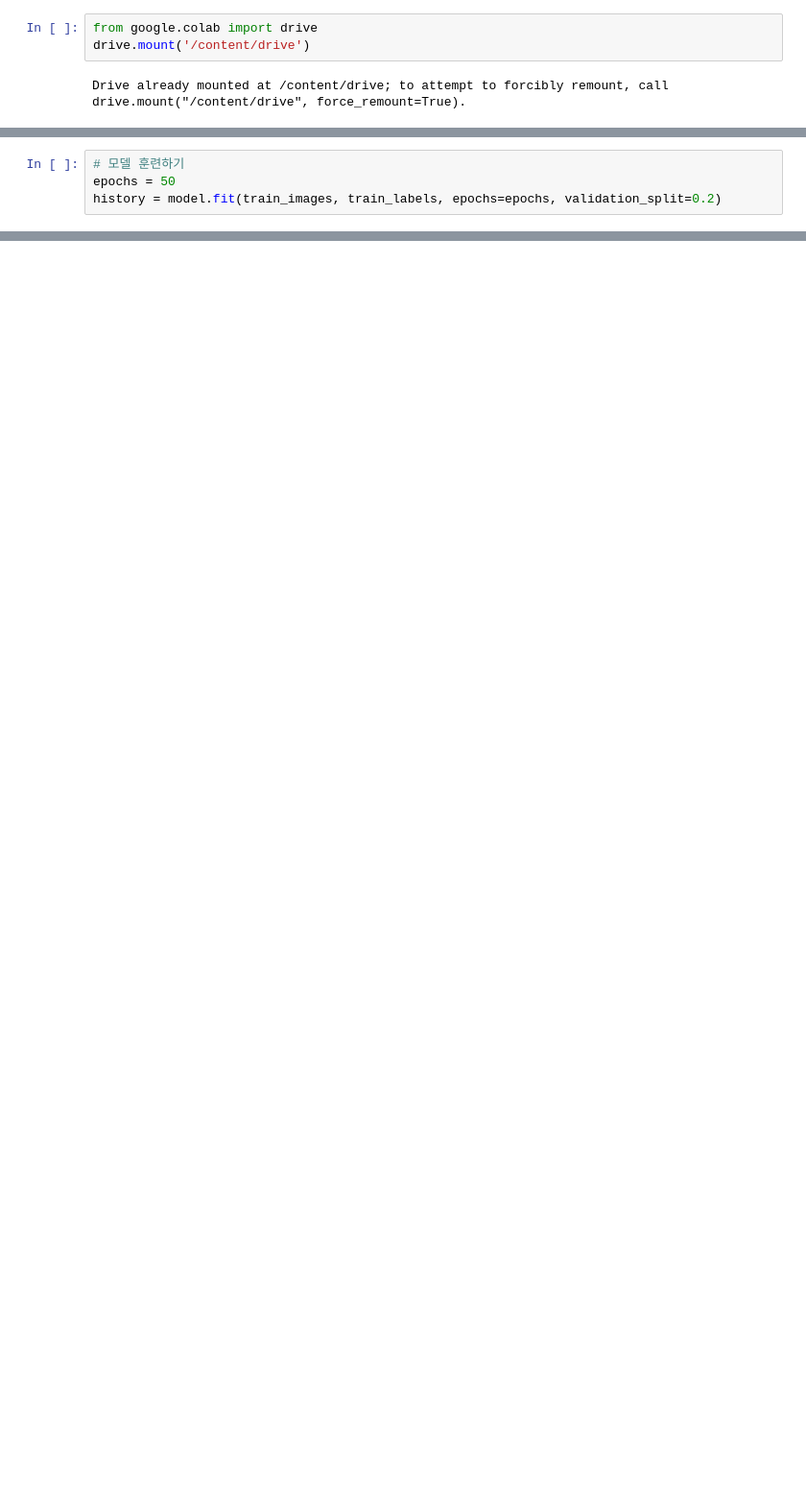
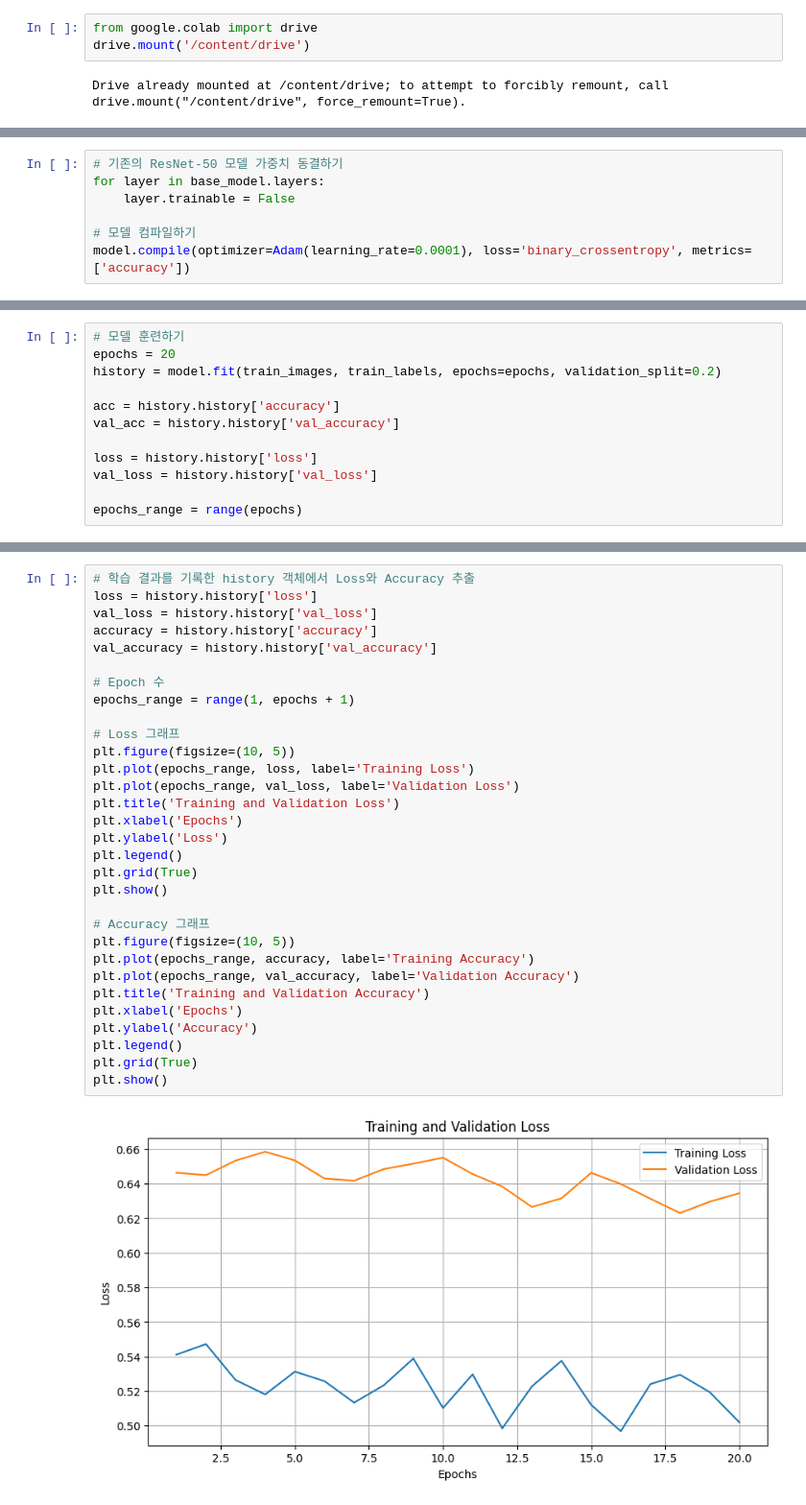
Before and after one commit to Cksdud123/colab, a Jupyter notebook: Anomaly_Detection.ipynb, the cells around one changed output, grey strips where cells are left out. Shown: that part at 96% size. Cells and saved outputs as stored; diff of their text form; blank space fills up the shorter version.

```diff
--- a/Anomaly_Detection.ipynb
+++ b/Anomaly_Detection.ipynb
@@ -108,3 +114,10 @@ _________________________________________________________________
+# %%
+# 기존의 ResNet-50 모델 가중치 동결하기
+for layer in base_model.layers:
+    layer.trainable = False
+
+# 모델 컴파일하기
+model.compile(optimizer=Adam(learning_rate=0.0001), loss='binary_crossentropy', metrics=['accuracy'])
 # %%
 # numpy배열로 변환
 train_images = np.array(train_images)
@@ -116,5 +127,13 @@ test_labels = np.array(test_labels)
 # %%
 # 모델 훈련하기
-epochs = 50
+epochs = 20
 history = model.fit(train_images, train_labels, epochs=epochs, validation_split=0.2)
+
+acc = history.history['accuracy']
+val_acc = history.history['val_accuracy']
+
+loss = history.history['loss']
+val_loss = history.history['val_loss']
+
+epochs_range = range(epochs)
 # %% [output]
@@ -190,0 +157,33 @@ plt.show()
+# %%
+# 학습 결과를 기록한 history 객체에서 Loss와 Accuracy 추출
+loss = history.history['loss']
+val_loss = history.history['val_loss']
+accuracy = history.history['accuracy']
+val_accuracy = history.history['val_accuracy']
+
+# Epoch 수
+epochs_range = range(1, epochs + 1)
+
+# Loss 그래프
+plt.figure(figsize=(10, 5))
+plt.plot(epochs_range, loss, label='Training Loss')
+plt.plot(epochs_range, val_loss, label='Validation Loss')
+plt.title('Training and Validation Loss')
+plt.xlabel('Epochs')
+plt.ylabel('Loss')
+plt.legend()
+plt.grid(True)
+plt.show()
+
+# Accuracy 그래프
+plt.figure(figsize=(10, 5))
+plt.plot(epochs_range, accuracy, label='Training Accuracy')
+plt.plot(epochs_range, val_accuracy, label='Validation Accuracy')
+plt.title('Training and Validation Accuracy')
+plt.xlabel('Epochs')
+plt.ylabel('Accuracy')
+plt.legend()
+plt.grid(True)
+plt.show()
+# %% [output]
+[figure, added]
```
Also changed, not shown: parts of 17 cells of this notebook.
